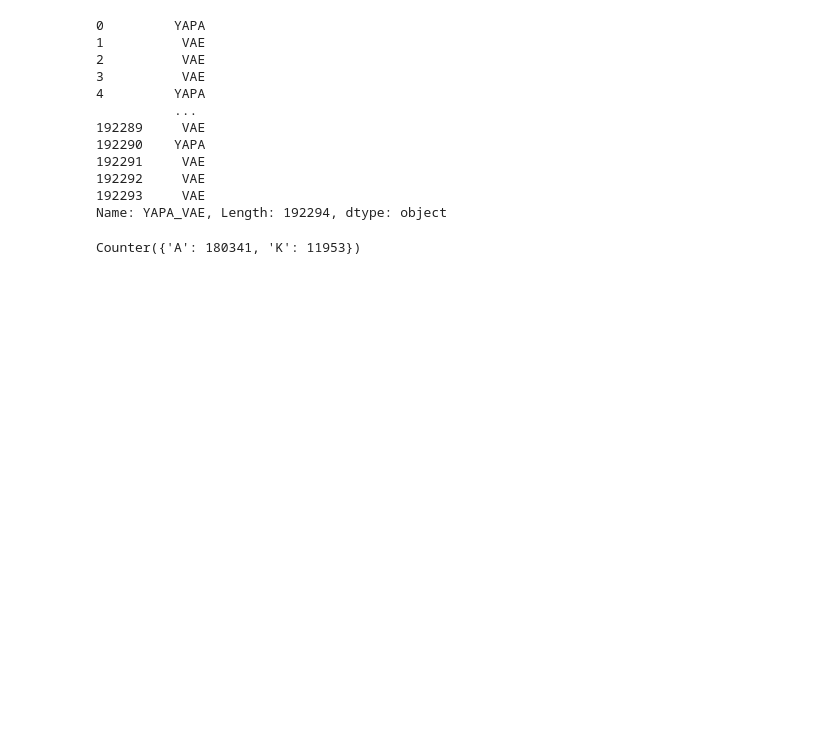
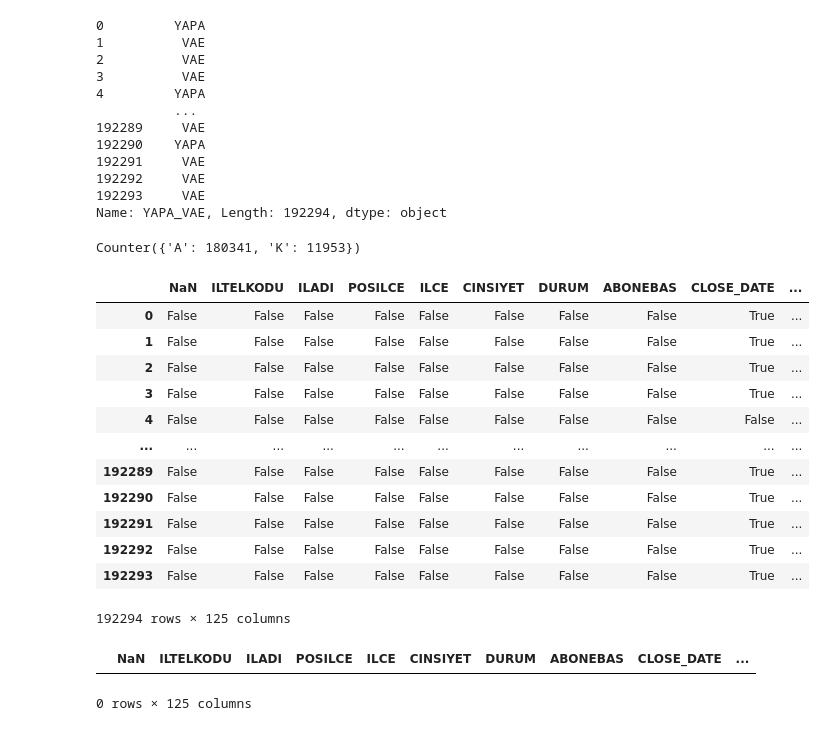
Before and after one commit to efekhrman/EHB334E_Churn_Dataset, a Jupyter notebook: EHB334E_Churn_Dataset.ipynb, the cells around one changed output. Cells and saved outputs as stored; diff of their text form; code cells hidden in the pictures; blank space fills up the shorter version.

```diff
--- a/EHB334E_Churn_Dataset.ipynb
+++ b/EHB334E_Churn_Dataset.ipynb
@@ -1,6 +1,7 @@
 # %%
 import openpyxl
-import pandas as pnd
+import pandas as pd
+import numpy as np
 
 def read_excel_table(filename, nrows):
     book = openpyxl.load_workbook(filename = filename, read_only = True, data_only = True)
@@ -9,7 +10,7 @@ def read_excel_table(filename, nrows):
 
     header_row = next(rows_generator)
     data_rows = [row for(_, row) in zip(range(nrows - 1), rows_generator)]
-    return pnd.DataFrame(data_rows, columns = header_row)
+    return pd.DataFrame(data_rows, columns = header_row)
 
 churn_dataset = read_excel_table('turknetchurnekimanonim.xlsx', nrows = 192295)
 churn_dataset
@@ -90,3 +91,25 @@ Name: YAPA_VAE, Length: 192294, dtype: object
 Counter(churn_dataset['DURUM'])
 # %% [output]
 Counter({'A': 180341, 'K': 11953})
+# %%
+churn_dataset.isnull()
+# %% [output]
+|  | NaN | ILTELKODU | ILADI | POSILCE | ILCE | CINSIYET | DURUM | ABONEBAS | CLOSE_DATE | ... |
+| 0 | False | False | False | False | False | False | False | False | True | ... |
+| 1 | False | False | False | False | False | False | False | False | True | ... |
+| 2 | False | False | False | False | False | False | False | False | True | ... |
+| 3 | False | False | False | False | False | False | False | False | True | ... |
+| 4 | False | False | False | False | False | False | False | False | False | ... |
+| ... | ... | ... | ... | ... | ... | ... | ... | ... | ... | ... |
+| 192289 | False | False | False | False | False | False | False | False | True | ... |
+| 192290 | False | False | False | False | False | False | False | False | True | ... |
+| 192291 | False | False | False | False | False | False | False | False | True | ... |
+| 192292 | False | False | False | False | False | False | False | False | True | ... |
+| 192293 | False | False | False | False | False | False | False | False | True | ... |
+192294 rows × 125 columns
+# %%
+na_dropped_data_frame = churn_dataset.dropna()
+na_dropped_data_frame
+# %% [output]
+|  | NaN | ILTELKODU | ILADI | POSILCE | ILCE | CINSIYET | DURUM | ABONEBAS | CLOSE_DATE | ... |
+0 rows × 125 columns
```
Also changed, not shown: parts of 14 cells of this notebook.
